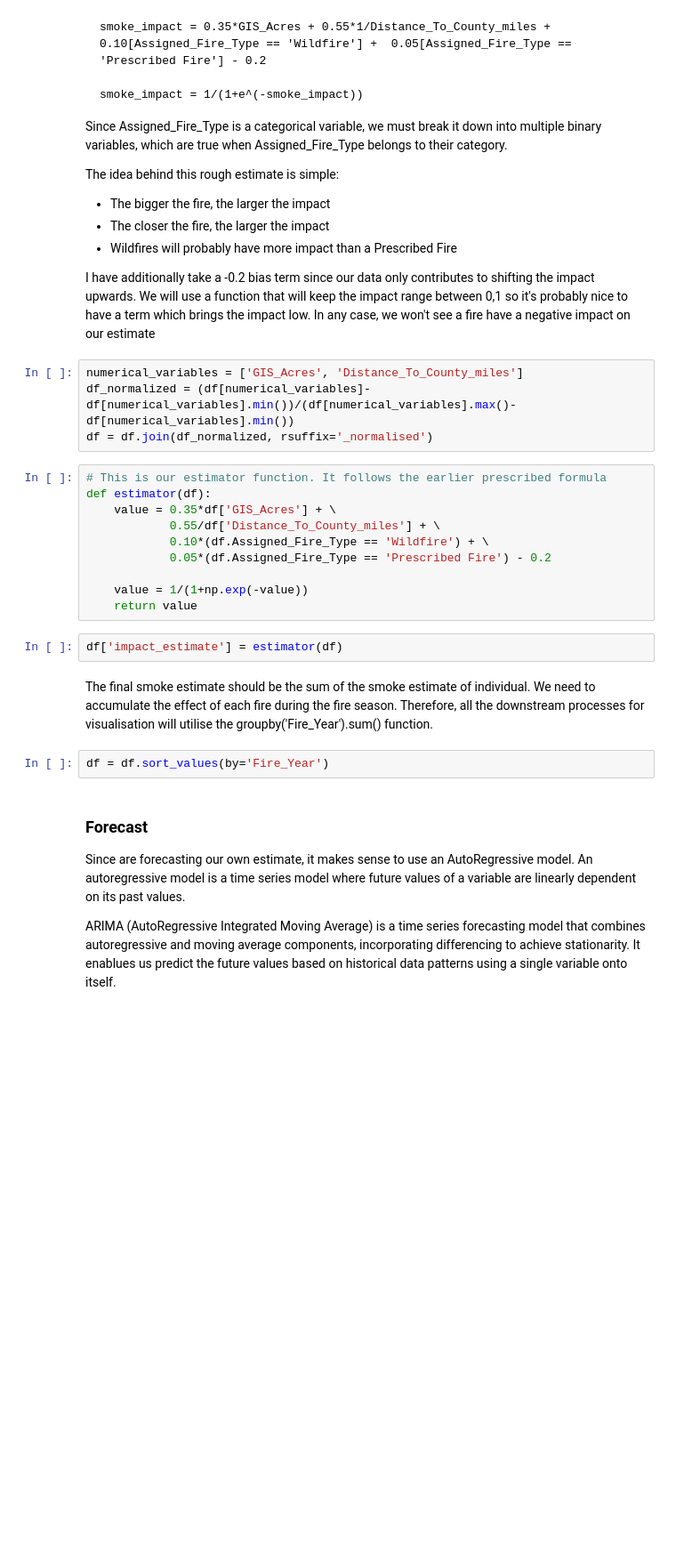
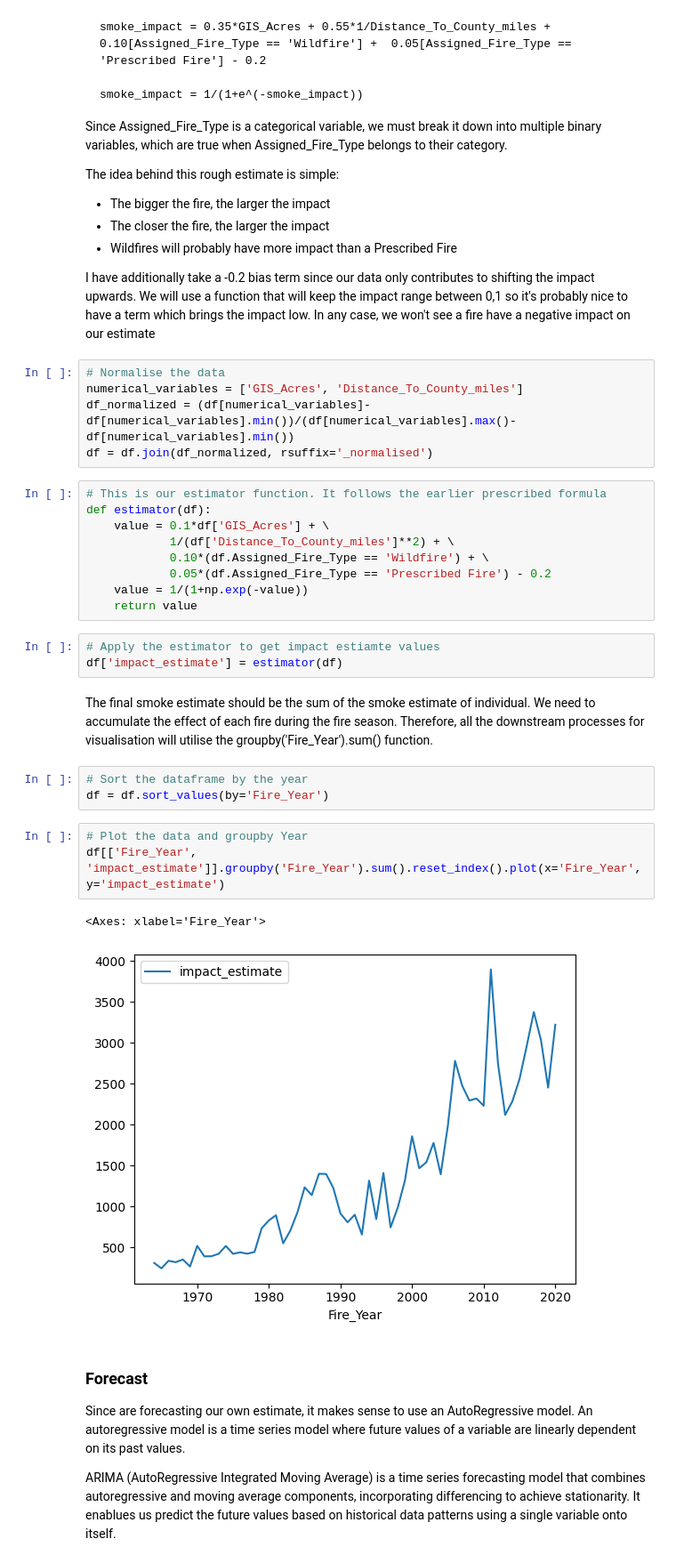
Before and after one commit to vaibhavmehrotraml/DATA512_Project, a Jupyter notebook: Notebooks/Part 1 - Common Analysis.ipynb, the cells around one changed output. Shown at 89% size. Drawn from its saved outputs; the diff is of its cells as text; blank space fills up the shorter version.

```diff
--- a/Notebooks/Part 1 - Common Analysis.ipynb
+++ b/Notebooks/Part 1 - Common Analysis.ipynb
@@ -151,25 +147,33 @@ The idea behind this rough estimate is simple:
 
 I have additionally take a -0.2 bias term since our data only contributes to shifting the impact upwards. We will use a function that will keep the impact range between 0,1 so it's probably nice to have a term which brings the impact low. In any case, we won't see a fire have a negative impact on our estimate
 # %%
+# Normalise the data
 numerical_variables = ['GIS_Acres', 'Distance_To_County_miles']
 df_normalized = (df[numerical_variables]-df[numerical_variables].min())/(df[numerical_variables].max()-df[numerical_variables].min())
 df = df.join(df_normalized, rsuffix='_normalised')
 # %%
 # This is our estimator function. It follows the earlier prescribed formula
 def estimator(df):
-    value = 0.35*df['GIS_Acres'] + \
-            0.55/df['Distance_To_County_miles'] + \
+    value = 0.1*df['GIS_Acres'] + \
+            1/(df['Distance_To_County_miles']**2) + \
             0.10*(df.Assigned_Fire_Type == 'Wildfire') + \
             0.05*(df.Assigned_Fire_Type == 'Prescribed Fire') - 0.2
-
     value = 1/(1+np.exp(-value))
     return value
 # %%
+# Apply the estimator to get impact estiamte values
 df['impact_estimate'] = estimator(df)
 # %% [markdown]
 The final smoke estimate should be the sum of the smoke estimate of individual. We need to accumulate the effect of each fire during the fire season. Therefore, all the downstream processes for visualisation will utilise the groupby('Fire_Year').sum() function.
 # %%
+# Sort the dataframe by the year
 df = df.sort_values(by='Fire_Year')
+# %%
+# Plot the data and groupby Year
+df[['Fire_Year', 'impact_estimate']].groupby('Fire_Year').sum().reset_index().plot(x='Fire_Year', y='impact_estimate')
+# %% [output]
+<Axes: xlabel='Fire_Year'>
+[figure, added]
 # %% [markdown]
 ### Forecast
 Since are forecasting our own estimate, it makes sense to use an AutoRegressive model. An autoregressive model is a time series model where future values of a variable are linearly dependent on its past values.
```
Also changed, not shown: parts of 14 cells of this notebook, 3 other files.
